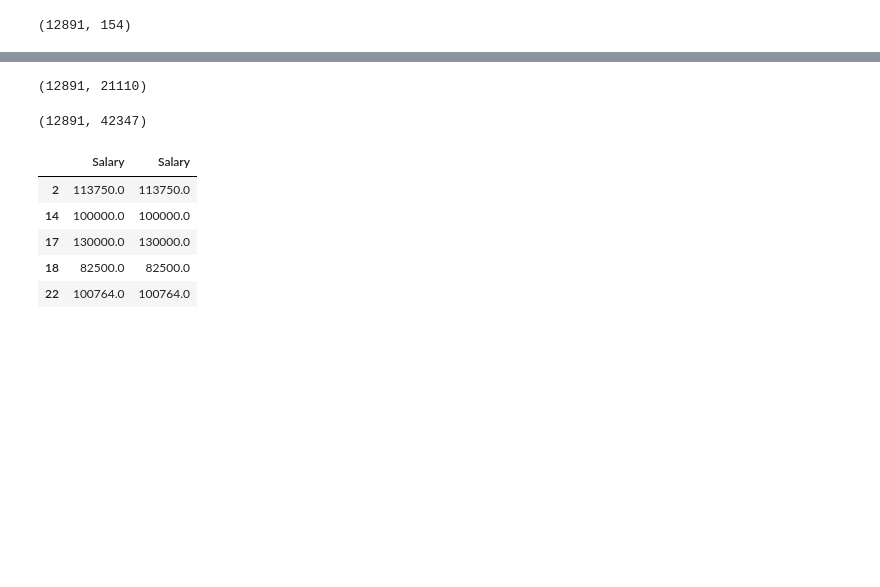
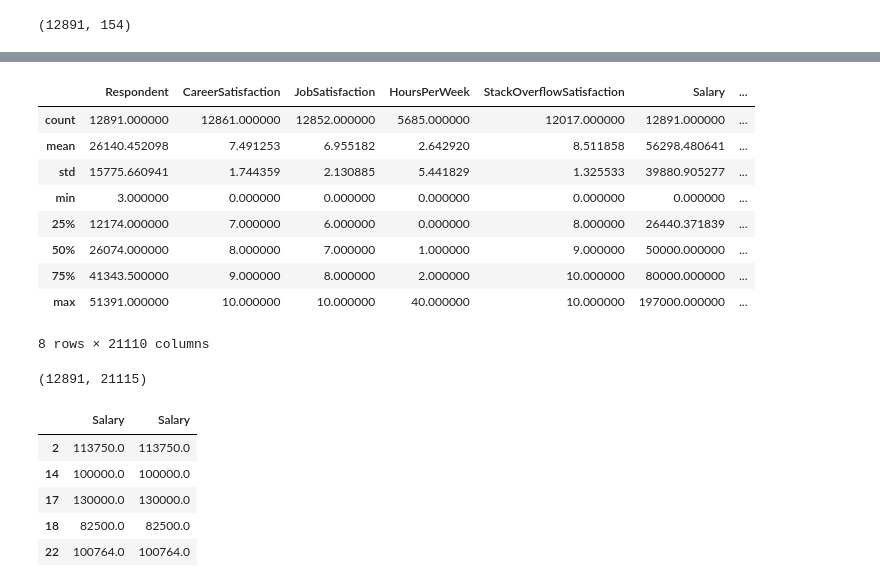
Before and after one commit to aeusepi/stackoverflow, a Jupyter notebook: PredictSalary.ipynb, the cells around one changed output, grey strips where cells are left out. Saved outputs shown, nothing was run; the diff lists cells and outputs as text; code cells hidden in the pictures; blank space fills up the shorter version.

```diff
--- a/PredictSalary.ipynb
+++ b/PredictSalary.ipynb
@@ -394,7 +394,17 @@ KeyboardInterrupt:
 # %%
 df_new.shape
+df_new.describe()
 # %% [output]
+|  | Respondent | CareerSatisfaction | JobSatisfaction | HoursPerWeek | StackOverflowSatisfaction | Salary | ... |
+| count | 12891.000000 | 12861.000000 | 12852.000000 | 5685.000000 | 12017.000000 | 12891.000000 | ... |
+| mean | 26140.452098 | 7.491253 | 6.955182 | 2.642920 | 8.511858 | 56298.480641 | ... |
+| std | 15775.660941 | 1.744359 | 2.130885 | 5.441829 | 1.325533 | 39880.905277 | ... |
+| min | 3.000000 | 0.000000 | 0.000000 | 0.000000 | 0.000000 | 0.000000 | ... |
+| 25% | 12174.000000 | 7.000000 | 6.000000 | 0.000000 | 8.000000 | 26440.371839 | ... |
+| 50% | 26074.000000 | 8.000000 | 7.000000 | 1.000000 | 9.000000 | 50000.000000 | ... |
+| 75% | 41343.500000 | 9.000000 | 8.000000 | 2.000000 | 10.000000 | 80000.000000 | ... |
+| max | 51391.000000 | 10.000000 | 10.000000 | 40.000000 | 10.000000 | 197000.000000 | ... |
-(12891, 21110)
+8 rows × 21110 columns
 # %%
 
 
@@ -420,10 +430,10 @@ df_new.shape
 ### this would make our features less interpretable. So you have to weigh the pros and cons
 ### of adding these features.
 # %%
-df_result = pd.concat([df, df_fillna], axis=1, join='inner')
+df_result = pd.concat([df_new, df_fillna], axis=1, join='inner')
 df_result.shape
 # %% [output]
-(12891, 42347)
+(12891, 21115)
 # %%
 df_result['Salary'].head()['Salary']
 # %% [output]
```
Also changed, not shown: parts of 16 cells of this notebook, 1 other file.
